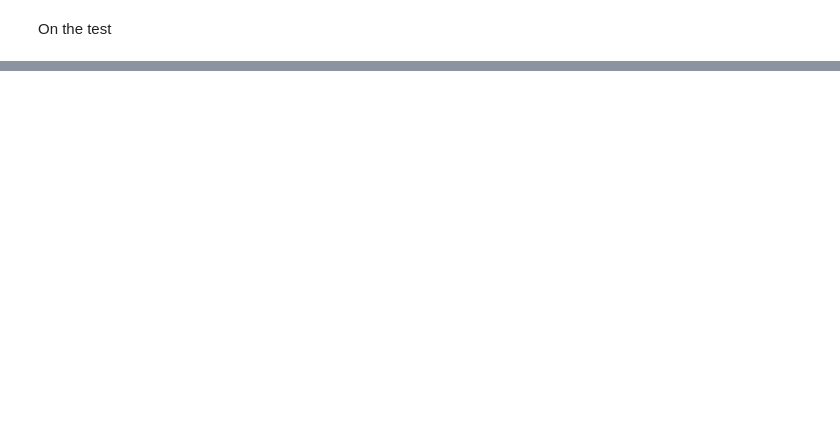
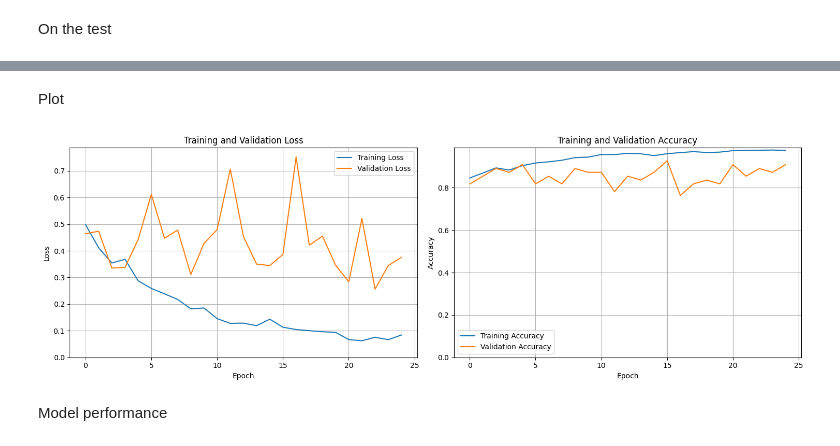
Before and after one commit to AlessiaLeoFolliero/Algorithms-for-Massive-Data--Leaves-classification, a Jupyter notebook: Copia_di_Leaves_seconda_prova.ipynb, the cells around one changed output, grey strips where cells are left out. Saved outputs shown, nothing was run; the diff lists cells and outputs as text; code cells hidden in the pictures; blank space fills up the shorter version.

```diff
--- a/Copia_di_Leaves_seconda_prova.ipynb
+++ b/Copia_di_Leaves_seconda_prova.ipynb
@@ -572,6 +585,4 @@ best_hps.get_config()["values"]
-# %%
-model=tuner_r.get_best_models(num_models=1)[0]
 # %%
-early_stop= tensorflow.keras.callbacks.EarlyStopping(monitor='loss', patience=3)
-mm=model.fit(train_generator, validation_data = valid_generator, epochs=18,callbacks=[early_stop],verbose=1)
+early_stop= tensorflow.keras.callbacks.EarlyStopping(monitor='loss', patience=3,start_from_epoch=20)
+mm_20=model.fit(train_generator, validation_data = valid_generator, epochs=40,callbacks=[early_stop],verbose=1)
 # %% [output]
@@ -620,0 +618,41 @@ Test accuracy: 0.8727272748947144
+# %% [markdown]
+Plot
+# %%
+# Extract loss and validation accuracy from the training history
+loss = mm_20.history['loss']
+val_loss = mm_20.history['val_loss']
+accuracy = mm_20.history['accuracy']
+val_accuracy = mm_20.history['val_accuracy']
+
+# Create a figure with two subplots side by side
+plt.figure(figsize=(15, 5))
+
+# First plot (Loss)
+plt.subplot(1, 2, 1)
+plt.plot(loss, label='Training Loss')
+plt.plot(val_loss, label='Validation Loss')
+plt.xlabel('Epoch')
+plt.ylabel('Loss')
+plt.title('Training and Validation Loss')
+plt.legend()
+plt.grid(True)
+plt.ylim(bottom=0)
+
+# Second plot (Accuracy)
+plt.subplot(1, 2, 2)
+plt.plot(accuracy, label='Training Accuracy')
+plt.plot(val_accuracy, label='Validation Accuracy')
+plt.xlabel('Epoch')
+plt.ylabel('Accuracy')
+plt.title('Training and Validation Accuracy')
+plt.legend()
+plt.grid(True)
+plt.ylim(bottom=0)
+
+# Adjust the layout to prevent overlapping and avoid overlapping
+plt.tight_layout()
+plt.show()
+# %% [output]
+[figure, added]
+# %% [markdown]
+Model performance
```
Also changed, not shown: parts of 32 cells of this notebook.
